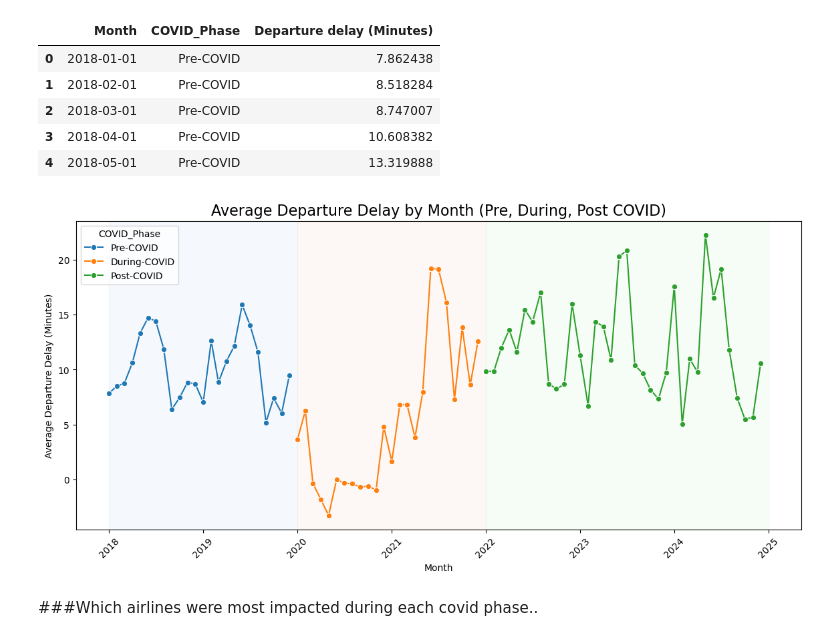
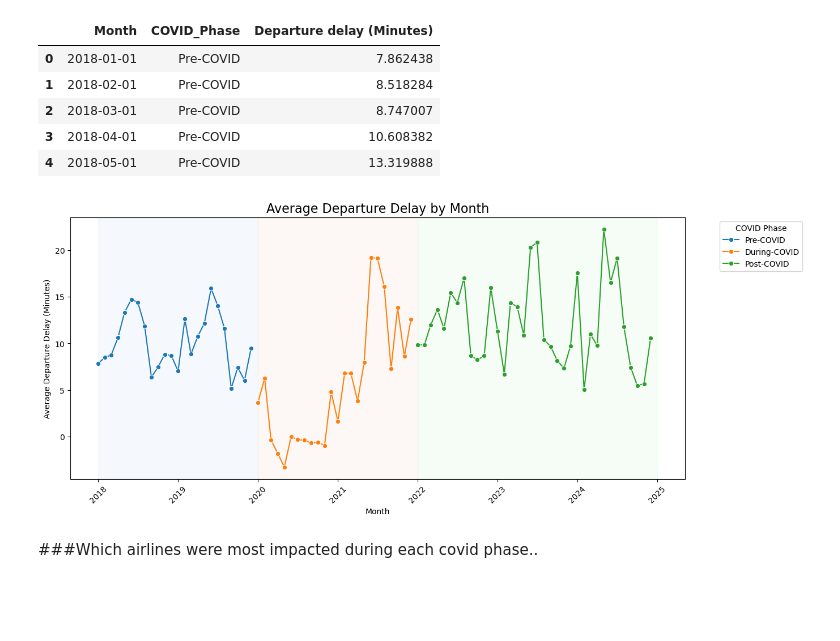
Before and after one commit to shrutivir/BNA-flight-delay-covid_impact, a Jupyter notebook: Notebook/Images/BNA_Airport_Delay.ipynb, the cells around one changed output. Cells and saved outputs as stored; diff of their text form; code cells hidden in the pictures; blank space fills up the shorter version.

```diff
--- a/Notebook/Images/BNA_Airport_Delay.ipynb
+++ b/Notebook/Images/BNA_Airport_Delay.ipynb
@@ -272,19 +272,20 @@ monthly_dep_delay.head()
 # %%
 plt.figure(figsize=(14,6))
 ### Line plot for average departure delay
 sns.lineplot(data=monthly_dep_delay,x='Month',y='Departure delay (Minutes)',hue='COVID_Phase',palette=['#1f77b4','#ff7f0e','#2ca02c'],marker='o')
 ### Add shaded regions for COVID phases
 plt.axvspan(pd.Timestamp('2018-01-01'), pd.Timestamp('2019-12-31'), color='#d0e1f9', alpha=0.2)  # Pre-COVID
 plt.axvspan(pd.Timestamp('2020-01-01'), pd.Timestamp('2021-12-31'), color='#f9e0d0', alpha=0.2)  # During-COVID
 plt.axvspan(pd.Timestamp('2022-01-01'), pd.Timestamp('2024-12-31'), color='#d0f9d6', alpha=0.2)  # Post-COVID
 ### Labels and title
-plt.title('Average Departure Delay by Month (Pre, During, Post COVID)', fontsize=16)
+plt.title('Average Departure Delay by Month', fontsize=16)
 plt.xlabel('Month')
 plt.ylabel('Average Departure Delay (Minutes)')
 plt.xticks(rotation=45)
+plt.legend(title='COVID Phase', bbox_to_anchor=(1.05, 1), loc='upper left')
 plt.savefig('Covid_Departure_trend.png', dpi=300)
 # %% [output]
-[figure, old version]
+[figure, new version]
 # %% [markdown]
 ###Which airlines were most impacted during each covid phase..
 # %%
```
Also changed, not shown: parts of 7 cells of this notebook, 7 other files.
